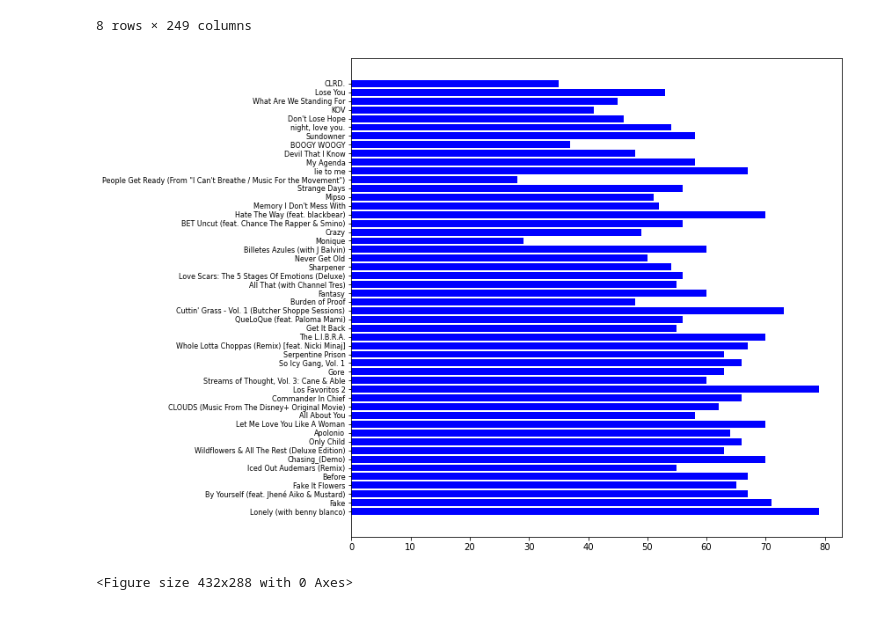
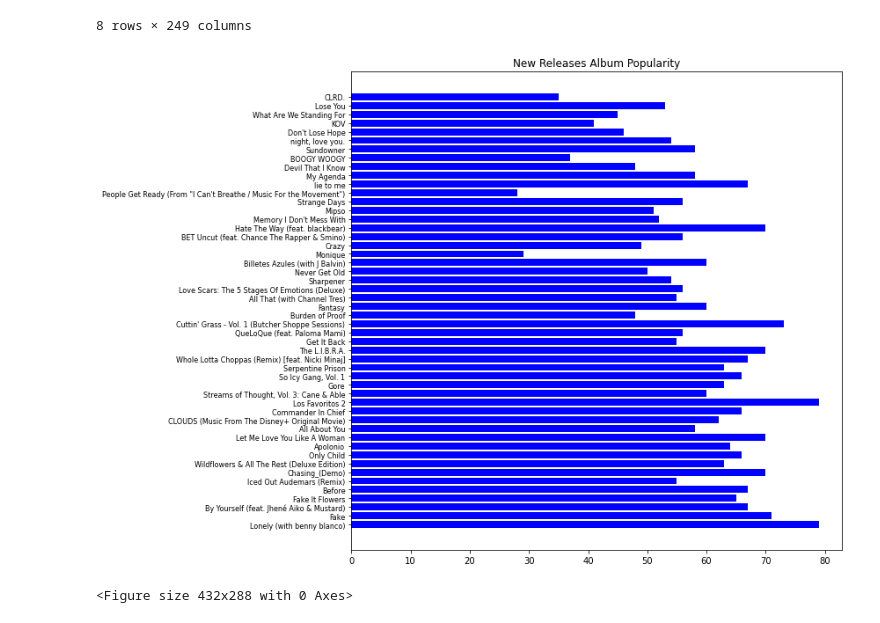
Before and after one commit to cveras33/project-1-group-6, a Jupyter notebook: Python Files/Country_data_availability.ipynb, the cells around one changed output. Drawn from its saved outputs; the diff is of its cells as text; code cells hidden in the pictures.

```diff
--- a/Python Files/Country_data_availability.ipynb
+++ b/Python Files/Country_data_availability.ipynb
@@ -292,22 +234,23 @@ cleaned_df.describe()
 # %%
 plt.figure(figsize=(10,10))
 
 x_axis = np.arange(len(cleaned_df["Album Name"]))
 tick_locations = [value for value in x_axis]
 
 albums = cleaned_df["Album Name"]
 pop = cleaned_df["Album Popularity"]
 
 plt.savefig("testtest.png")
 
 plt.barh(x_axis, pop, color="b")
 plt.yticks(tick_locations, labels = albums, fontsize = 8)
+plt.title("New Releases Album Popularity")
 
 plt.show()
 
-plt.savefig("testtest.png")
+plt.savefig("New Releases Album Popularity.png")
 # %% [output]
-[figure, old version]
+[figure, new version]
 <Figure size 432x288 with 0 Axes>
 # %%
 avail_only = cleaned_df.drop(
```
Also changed, not shown: parts of 22 cells of this notebook, 11 other files.
